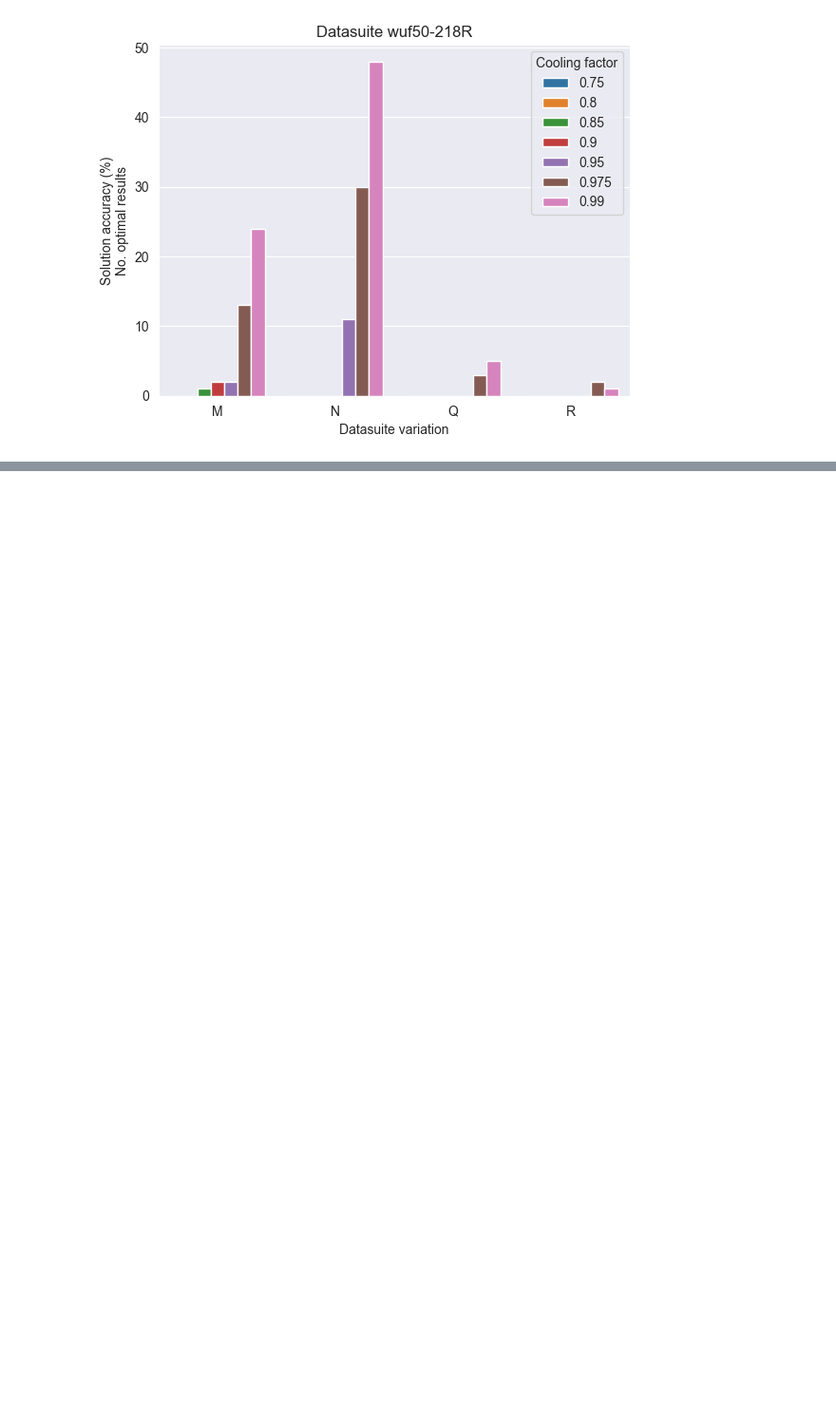
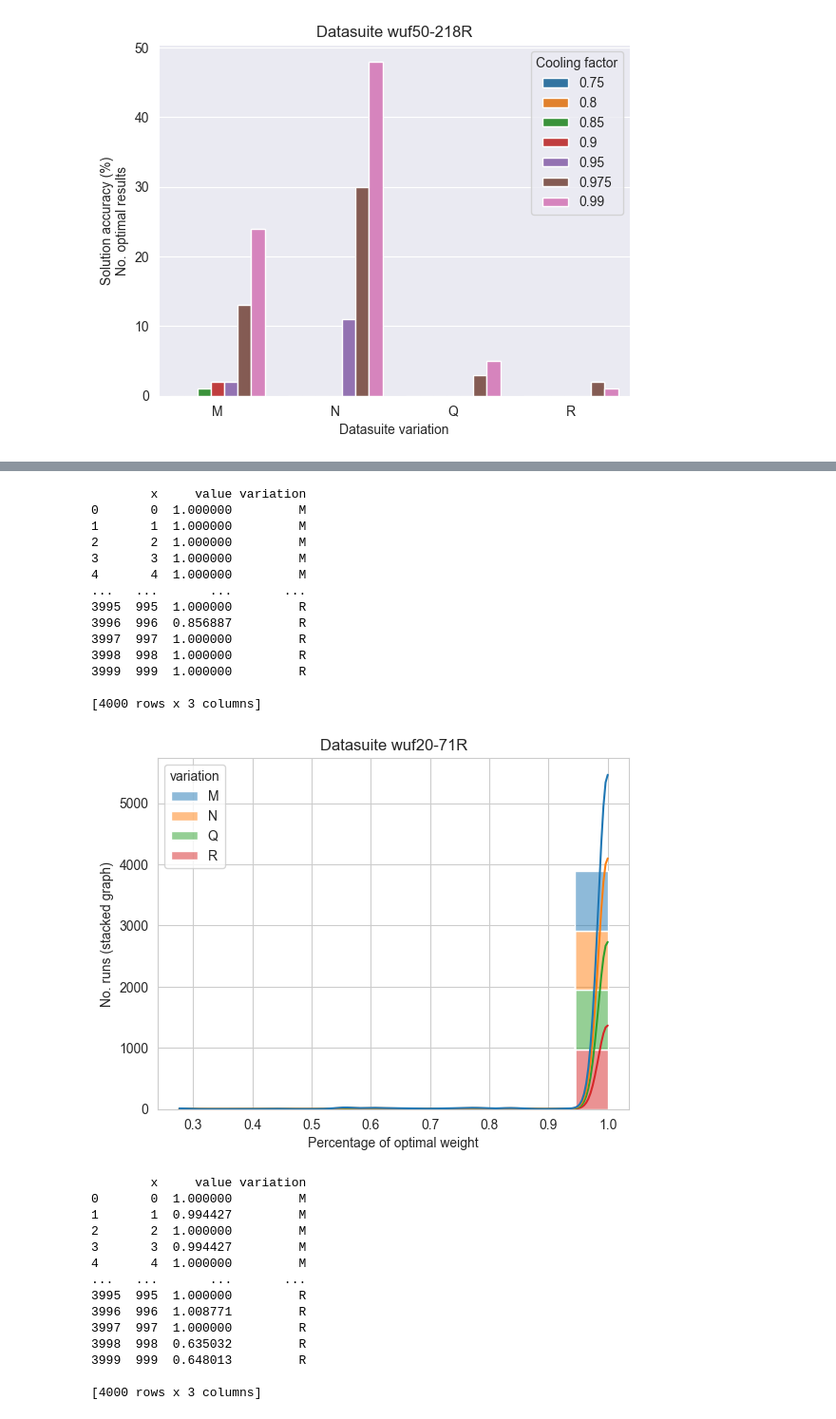
Before and after one commit to zapotocnylubos/ni-kop-heuristic, a Jupyter notebook: main.ipynb, the cells around one changed output, grey strips where cells are left out. Shown at 95% size. Drawn from its saved outputs; the diff is of its cells as text; code cells hidden in the pictures; blank space fills up the shorter version.

```diff
--- a/main.ipynb
+++ b/main.ipynb
@@ -401,0 +477,51 @@ for experiment in cooling_factor_experiments:
+# %%
+for experiment in black_box_experiemnts:
+    df = pd.DataFrame.from_records(black_box_experiemnts[experiment])
+    df['Weight difference'] = df['weight_difference']
+
+    datas = []
+    for i in range(len(df)):
+        df_suite = df.iloc[[i]]
+        variation = df_suite['variation'].values[0]
+        for x, val in enumerate(df['Weight difference'][0]):
+            datas.append([x, val, variation])
+    df = pd.DataFrame(datas, columns=['x', 'value', 'variation'])
+    print(df)
+
+    ax = sns.histplot(data=df,
+                    x='value',
+                      hue='variation', element="step", kde=True, multiple="stack")
+    ax.set_title(f'Datasuite {experiment}')
+    ax.set_xlabel('Percentage of optimal weight')
+    ax.set_ylabel(f'No. runs (stacked graph)')
+    plt.show()
+# %% [output]
+        x     value variation
+0       0  1.000000         M
+1       1  1.000000         M
+2       2  1.000000         M
+3       3  1.000000         M
+4       4  1.000000         M
+...   ...       ...       ...
+3995  995  1.000000         R
+3996  996  0.856887         R
+3997  997  1.000000         R
+3998  998  1.000000         R
+3999  999  1.000000         R
+
+[4000 rows x 3 columns]
+[figure, added]
+        x     value variation
+0       0  1.000000         M
+1       1  0.994427         M
+2       2  1.000000         M
+3       3  0.994427         M
+4       4  1.000000         M
+...   ...       ...       ...
+3995  995  1.000000         R
+3996  996  1.008771         R
+3997  997  1.000000         R
+3998  998  0.635032         R
+3999  999  0.648013         R
+
+[4000 rows x 3 columns]
```
Also changed, not shown: parts of 8 cells of this notebook.
